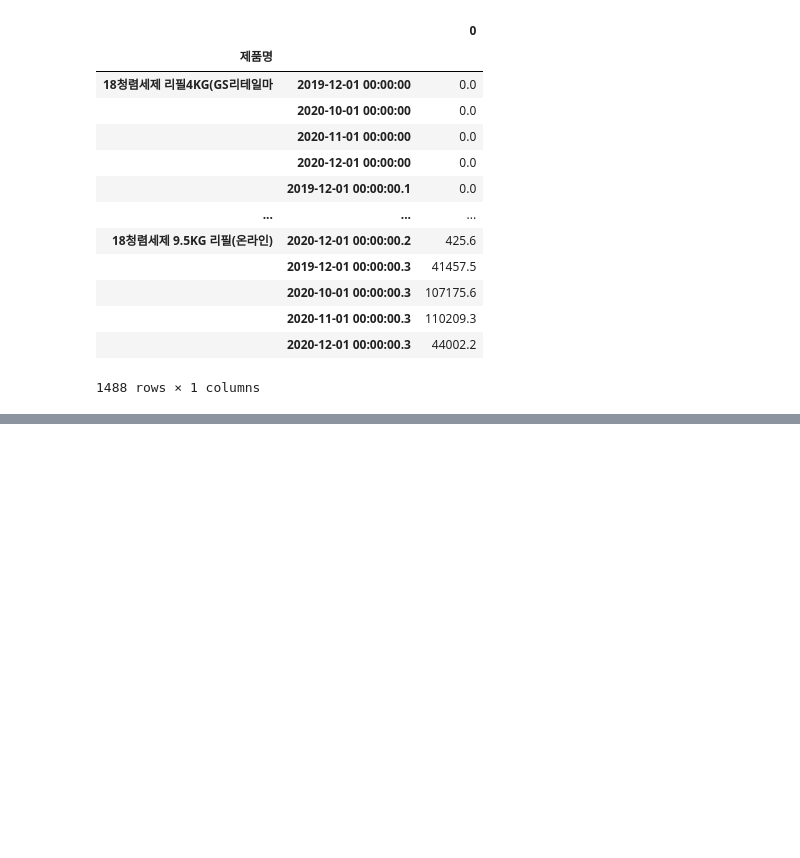
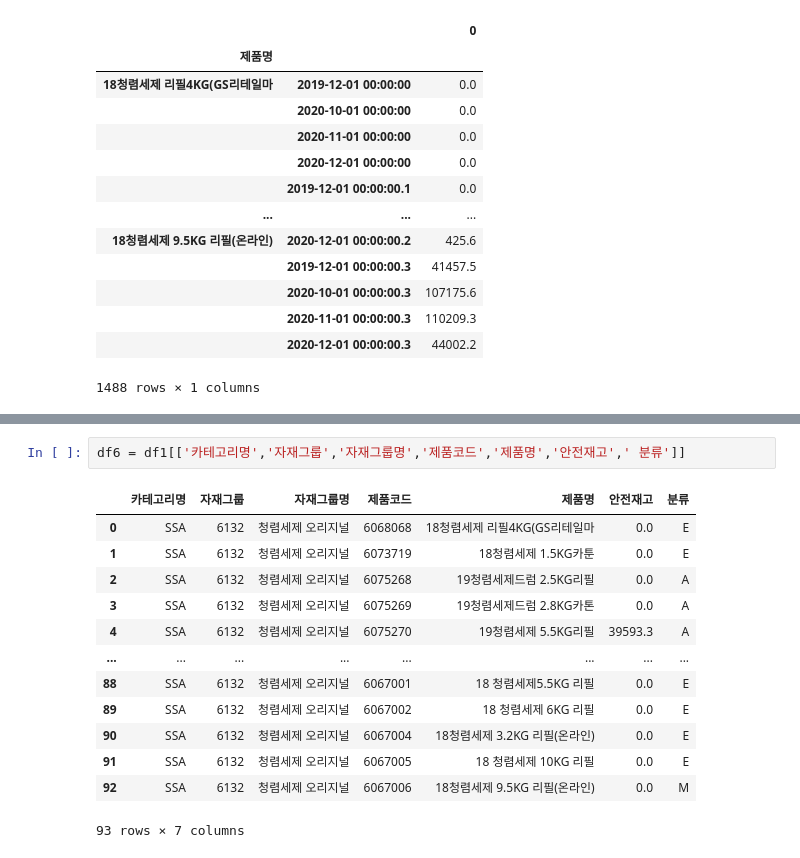
Before and after one commit to kiyong21c/pandas_class, a Jupyter notebook: data_station_class/2_pre.ipynb, the cells around one changed output, grey strips where cells are left out. Drawn from its saved outputs; the diff is of its cells as text; blank space fills up the shorter version.

```diff
--- a/data_station_class/2_pre.ipynb
+++ b/data_station_class/2_pre.ipynb
@@ -142,0 +173,16 @@ pd.DataFrame(df3.set_index(['제품명']).stack())
+# %%
+df6 = df1[['카테고리명','자재그룹','자재그룹명','제품코드','제품명','안전재고',' 분류']]
+# %% [output]
+|  | 카테고리명 | 자재그룹 | 자재그룹명 | 제품코드 | 제품명 | 안전재고 | 분류 |
+| 0 | SSA | 6132 | 청렴세제 오리지널 | 6068068 | 18청렴세제 리필4KG(GS리테일마 | 0.0 | E |
+| 1 | SSA | 6132 | 청렴세제 오리지널 | 6073719 | 18청렴세제 1.5KG카툰 | 0.0 | E |
+| 2 | SSA | 6132 | 청렴세제 오리지널 | 6075268 | 19청렴세제드럼 2.5KG리필 | 0.0 | A |
+| 3 | SSA | 6132 | 청렴세제 오리지널 | 6075269 | 19청렴세제드럼 2.8KG카톤 | 0.0 | A |
+| 4 | SSA | 6132 | 청렴세제 오리지널 | 6075270 | 19청렴세제 5.5KG리필 | 39593.3 | A |
+| ... | ... | ... | ... | ... | ... | ... | ... |
+| 88 | SSA | 6132 | 청렴세제 오리지널 | 6067001 | 18 청렴세제5.5KG 리필 | 0.0 | E |
+| 89 | SSA | 6132 | 청렴세제 오리지널 | 6067002 | 18 청렴세제 6KG 리필 | 0.0 | E |
+| 90 | SSA | 6132 | 청렴세제 오리지널 | 6067004 | 18청렴세제 3.2KG 리필(온라인) | 0.0 | E |
+| 91 | SSA | 6132 | 청렴세제 오리지널 | 6067005 | 18 청렴세제 10KG 리필 | 0.0 | E |
+| 92 | SSA | 6132 | 청렴세제 오리지널 | 6067006 | 18청렴세제 9.5KG 리필(온라인) | 0.0 | M |
+93 rows × 7 columns
```
Also changed, not shown: parts of 2 cells of this notebook, 3 other files.
